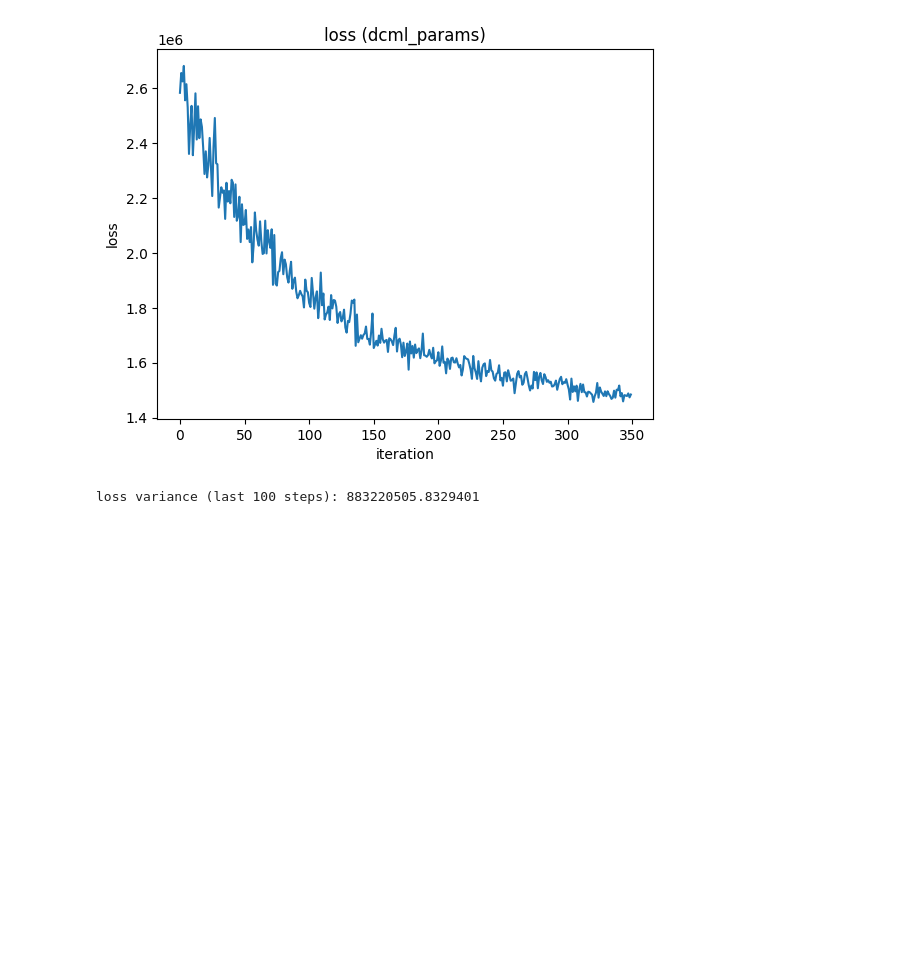
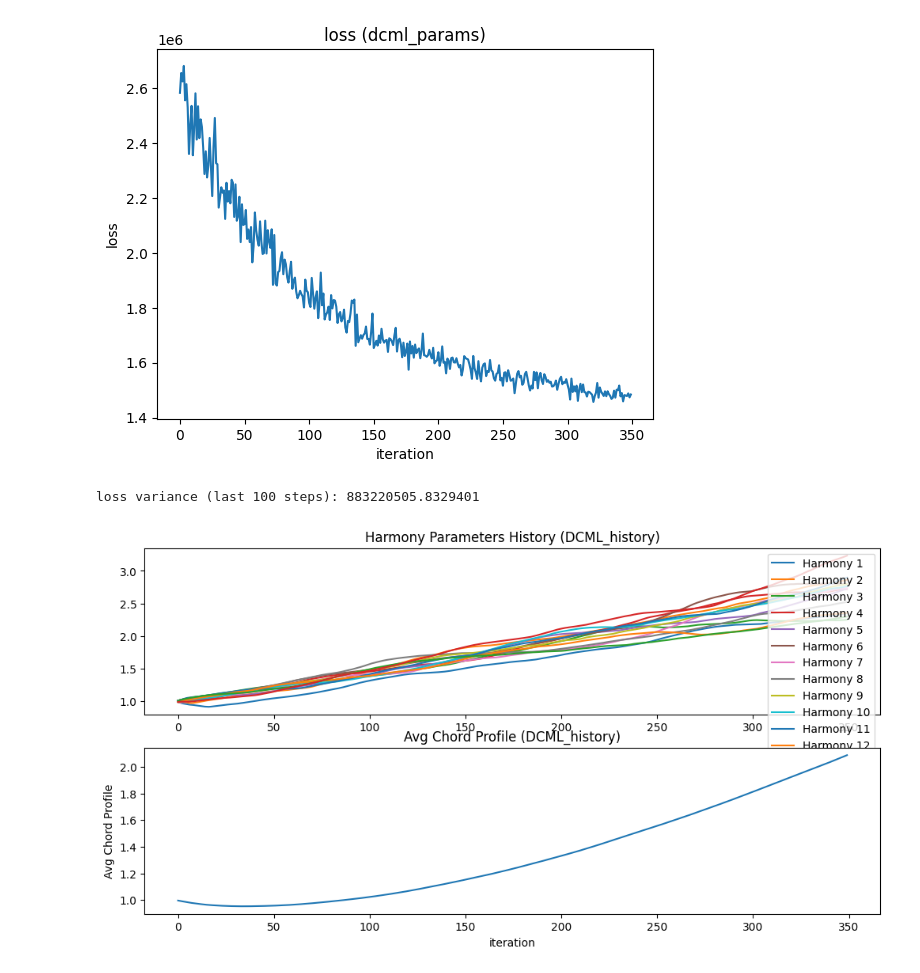
Before and after one commit to Urukat/Master-Thesis-AI, a Jupyter notebook: simplified_prototype.ipynb, the cells around one changed output. Drawn from its saved outputs; the diff is of its cells as text; code cells hidden in the pictures; blank space fills up the shorter version.

```diff
--- a/simplified_prototype.ipynb
+++ b/simplified_prototype.ipynb
@@ -301,20 +302,20 @@ def plot_param_history(name, ax, history, ylabel):
     ax.set_ylabel(ylabel)
     ax.set_title(f"{ylabel} ({name})")
 
-def plot_histories(name, param_history):
-    num_params = len(param_history)
-    fig, axes = plt.subplots(1, num_params, figsize=(5 * num_params, 4))
+def plot_histories(name, harmony_history, chord_profile_history):
+    num_harmonies = harmony_history.shape[1]
+    num_profiles = chord_profile_history.shape[1]
 
-    if num_params == 1:
-        axes = [axes]
+    fig, axes = plt.subplots(2, 1, figsize=(12, 6))
 
-    for ax, (param_name, history) in zip(axes, param_history.items()):
-        if np.array(history).ndim > 2:
-            history = np.mean(history, axis=(1, 2))
-        ax.plot(history)
-        ax.set_xlabel("iteration")
-        ax.set_ylabel(param_name)
-        ax.set_title(f"{param_name} ({name})")
+    # plot harmony history
+    for i in range(num_harmonies):
+        axes[0].plot(harmony_history[:, i], label=f"Harmony {i+1}")
+    axes[0].set_title(f"Harmony Parameters History ({name})")
+    axes[0].legend()
 
-    fig.tight_layout()
+    # plot chord profile history (average over chord types)
+    avg_chord_profile = np.mean(chord_profile_history, axis=(1, 2))
+    plot_param_history(name, axes[1], avg_chord_profile, "Avg Chord Profile")
+
     plt.show()
@@ -382,9 +364,13 @@ torch.Size([113771, 29])
 # %%
 # Run the optimization
-dcml_params, harmony_history, chord_profile_history = infer_posteriors(obs=dcml_obs, init=dcml_init,
+dcml_params, dcml_harmony_history, dcml_chord_profile_history = infer_posteriors(obs=dcml_obs, init=dcml_init,
                                                                        nharmonies=len(dcml_chordtypes),
                                                                        npcs=npcs, nsteps=350, subsamples=None,
                                                                        particles=1, save_as="dcml_params")
 # %% [output]
 [figure]
 loss variance (last 100 steps): 883220505.8329401
+# %%
+plot_histories("DCML_history", dcml_harmony_history, dcml_chord_profile_history)
+# %% [output]
+[figure, added]
```
Also changed, not shown: parts of 8 cells of this notebook.
